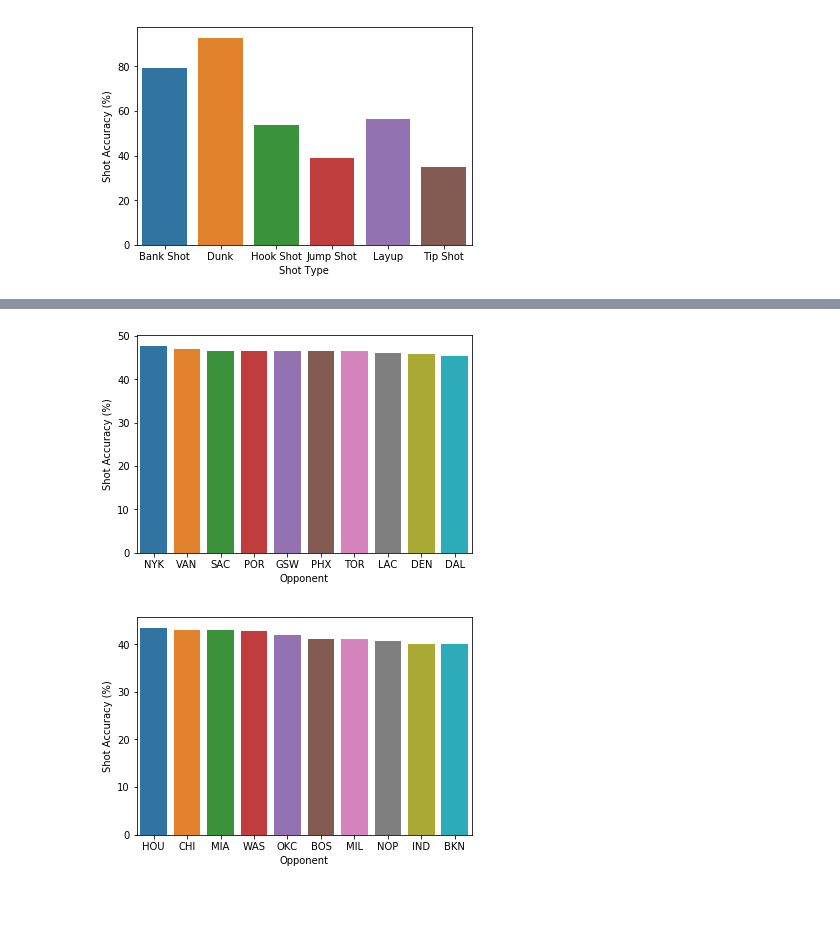
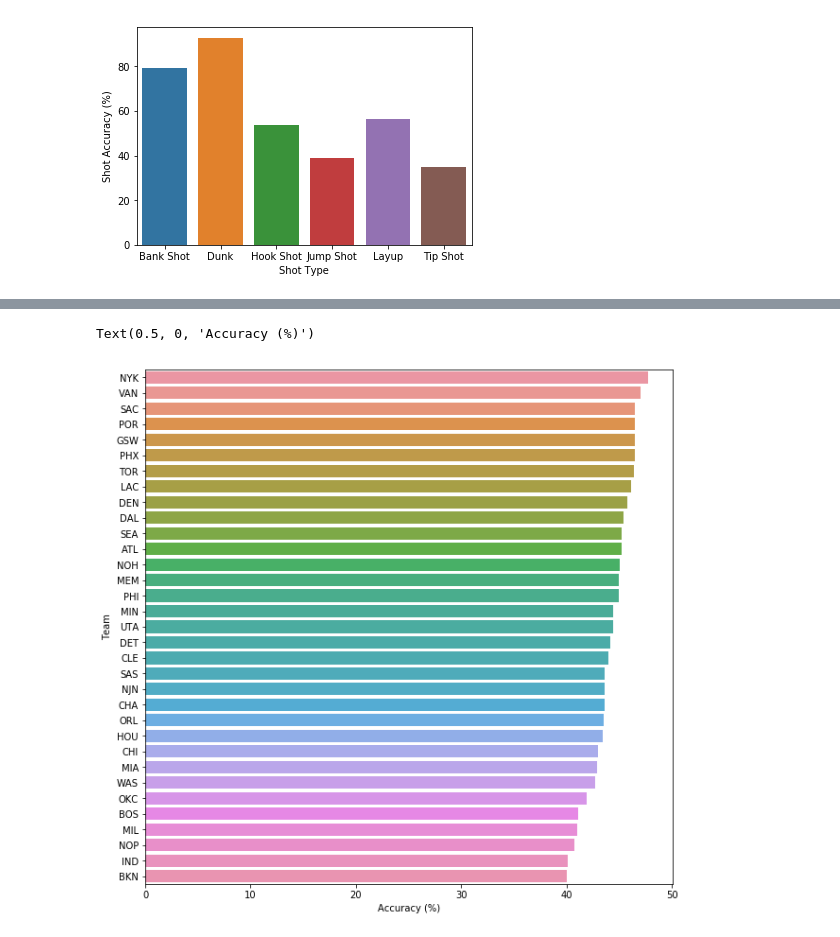
Before and after one commit to anishpdalal/mamba-mentality, a Jupyter notebook: EDA_Summary_Statistics.ipynb, the cells around one changed output, grey strips where cells are left out. Saved outputs shown, nothing was run; the diff lists cells and outputs as text; code cells hidden in the pictures; blank space fills up the shorter version.

Commit message:
Horizontal bar charts and additional plots for post shot decision making

```diff
--- a/EDA_Summary_Statistics.ipynb
+++ b/EDA_Summary_Statistics.ipynb
@@ -45,17 +40,14 @@ plot_shot_accuracy(season, accuracy, 'Season')
 # %%
+fig = plt.figure(figsize=(10,10))
 opponents, accuracy = calculate_shot_accuracy('opponent')
 opp, acc = zip(*sorted(list(zip(opponents, accuracy)),
-                       key=lambda x: x[1], reverse=True)[:10])
-plot_shot_accuracy(list(opp), list(acc), 'Opponent')
+                       key=lambda x: x[1], reverse=True))
+df = pd.DataFrame({'Team':list(opp),'Accuracy':list(acc)})
+ax = sns.barplot(x='Accuracy', y='Team', data=df)
+ax.set_xlabel('Accuracy (%)')
 # %% [output]
+Text(0.5, 0, 'Accuracy (%)')
-[figure, old version]
+[figure, new version]
-# %%
-opponents, accuracy = calculate_shot_accuracy('opponent')
-opp, acc = zip(*sorted(list(zip(opponents, accuracy)),
-                       key=lambda x: x[1], reverse=True)[-10:])
-plot_shot_accuracy(list(opp), list(acc), 'Opponent')
-# %% [output]
-[figure, removed]
 # %%
 sorted_games = data.copy()
 sorted_games = sorted_games.sort_values(['game_date', 'period', 'seconds_remaining'], ascending=[
```
Also changed, not shown: parts of 14 cells of this notebook.
